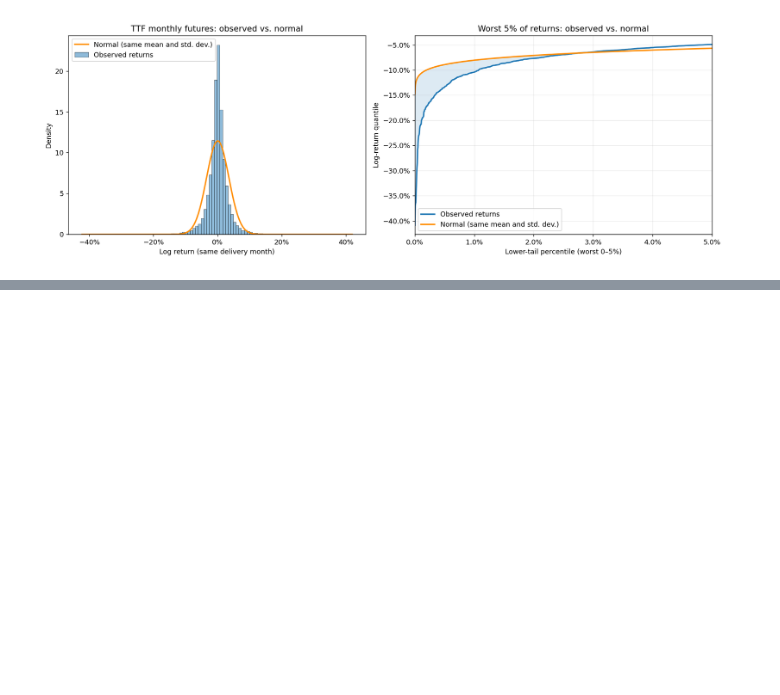
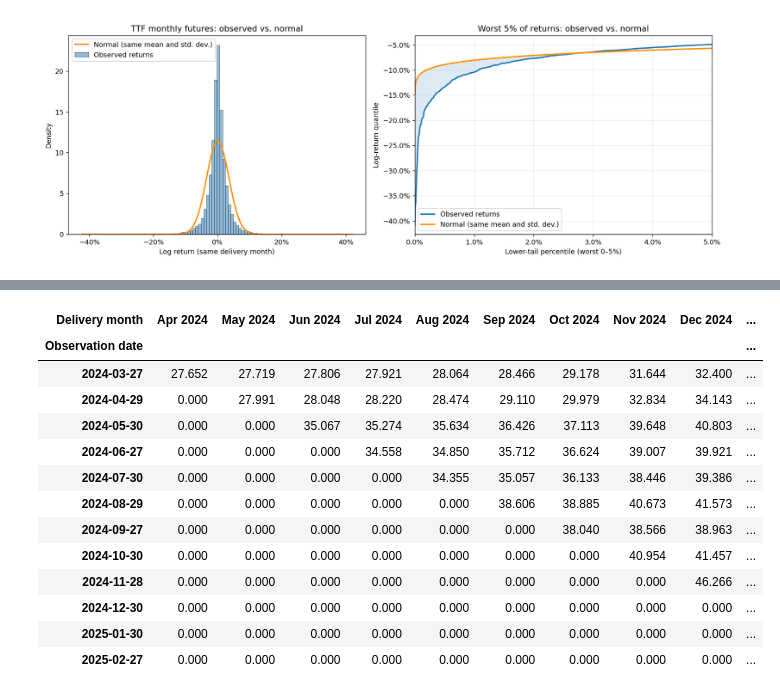
Before and after one commit to Tomas-Barhon/py-gas-storage-valuation, a Jupyter notebook: notebooks/futures_preprocessing.ipynb, the cells around one changed output, grey strips where cells are left out. Cells and saved outputs as stored; diff of their text form; code cells hidden in the pictures; blank space fills up the shorter version.

```diff
--- a/notebooks/futures_preprocessing.ipynb
+++ b/notebooks/futures_preprocessing.ipynb
@@ -297,0 +306,66 @@ plt.show()
+# %%
+import pandas as pd
+
+storage_year_start = "2024-04-01"
+highlight_month = (
+    "2024-04"  # Highlight the snapshot just before this delivery month.
+)
+storage_start = pd.Timestamp(storage_year_start)
+if storage_start.month != 4 or storage_start.day != 1:
+    raise ValueError("The storage year must start on 1 April.")
+
+storage_months = pd.period_range(storage_start, periods=12, freq="M")
+delivery_codes = storage_months.strftime("%Y%m").tolist()
+
+# Use the same cleaned, corrected settlements as in the return analysis.
+storage_quotes = monthly_settlements.to_pandas()
+storage_quotes["TrdDate"] = pd.to_datetime(storage_quotes["TrdDate"])
+# Observe each curve on the last quoted date before its next delivery starts.
+# This retains 12 delivery months in the first curve and one in the last.
+observation_dates = pd.Series(
+    [
+        storage_quotes.loc[
+            (storage_quotes["Maturity"] == code)
+            & (storage_quotes["TrdDate"] < month.start_time),
+            "TrdDate",
+        ].max()
+        for code, month in zip(delivery_codes, storage_months)
+    ]
+)
+if observation_dates.isna().any():
+    raise ValueError(
+        "No pre-delivery observation for part of this storage year."
+    )
+
+storage_curve_matrix = (
+    storage_quotes.loc[storage_quotes["Maturity"].isin(delivery_codes)]
+    .pivot(index="TrdDate", columns="Maturity", values="Px")
+    .reindex(index=observation_dates.to_numpy(), columns=delivery_codes)
+)
+# Omit delivery months preceding the next delivery month in each snapshot.
+started_delivery = np.array(
+    [storage_months < month for month in storage_months]
+)
+storage_curve_matrix = storage_curve_matrix.mask(started_delivery, 0.0)
+if storage_curve_matrix.isna().any().any():
+    raise ValueError("Missing forward quotes for future delivery months.")
+
+storage_curve_matrix.index.name = "Observation date"
+storage_curve_matrix.columns = storage_months.strftime("%b %Y")
+storage_curve_matrix.columns.name = "Delivery month"
+storage_curve_matrix
+# %% [output]
+| Delivery month | Apr 2024 | May 2024 | Jun 2024 | Jul 2024 | Aug 2024 | Sep 2024 | Oct 2024 | Nov 2024 | Dec 2024 | ... |
+| Observation date |  |  |  |  |  |  |  |  |  | ... |
+| 2024-03-27 | 27.652 | 27.719 | 27.806 | 27.921 | 28.064 | 28.466 | 29.178 | 31.644 | 32.400 | ... |
+| 2024-04-29 | 0.000 | 27.991 | 28.048 | 28.220 | 28.474 | 29.110 | 29.979 | 32.834 | 34.143 | ... |
+| 2024-05-30 | 0.000 | 0.000 | 35.067 | 35.274 | 35.634 | 36.426 | 37.113 | 39.648 | 40.803 | ... |
+| 2024-06-27 | 0.000 | 0.000 | 0.000 | 34.558 | 34.850 | 35.712 | 36.624 | 39.007 | 39.921 | ... |
+| 2024-07-30 | 0.000 | 0.000 | 0.000 | 0.000 | 34.355 | 35.057 | 36.133 | 38.446 | 39.386 | ... |
+| 2024-08-29 | 0.000 | 0.000 | 0.000 | 0.000 | 0.000 | 38.606 | 38.885 | 40.673 | 41.573 | ... |
+| 2024-09-27 | 0.000 | 0.000 | 0.000 | 0.000 | 0.000 | 0.000 | 38.040 | 38.566 | 38.963 | ... |
+| 2024-10-30 | 0.000 | 0.000 | 0.000 | 0.000 | 0.000 | 0.000 | 0.000 | 40.954 | 41.457 | ... |
+| 2024-11-28 | 0.000 | 0.000 | 0.000 | 0.000 | 0.000 | 0.000 | 0.000 | 0.000 | 46.266 | ... |
+| 2024-12-30 | 0.000 | 0.000 | 0.000 | 0.000 | 0.000 | 0.000 | 0.000 | 0.000 | 0.000 | ... |
+| 2025-01-30 | 0.000 | 0.000 | 0.000 | 0.000 | 0.000 | 0.000 | 0.000 | 0.000 | 0.000 | ... |
+| 2025-02-27 | 0.000 | 0.000 | 0.000 | 0.000 | 0.000 | 0.000 | 0.000 | 0.000 | 0.000 | ... |
```
Also changed, not shown: parts of 2 cells of this notebook, 2 other files.
